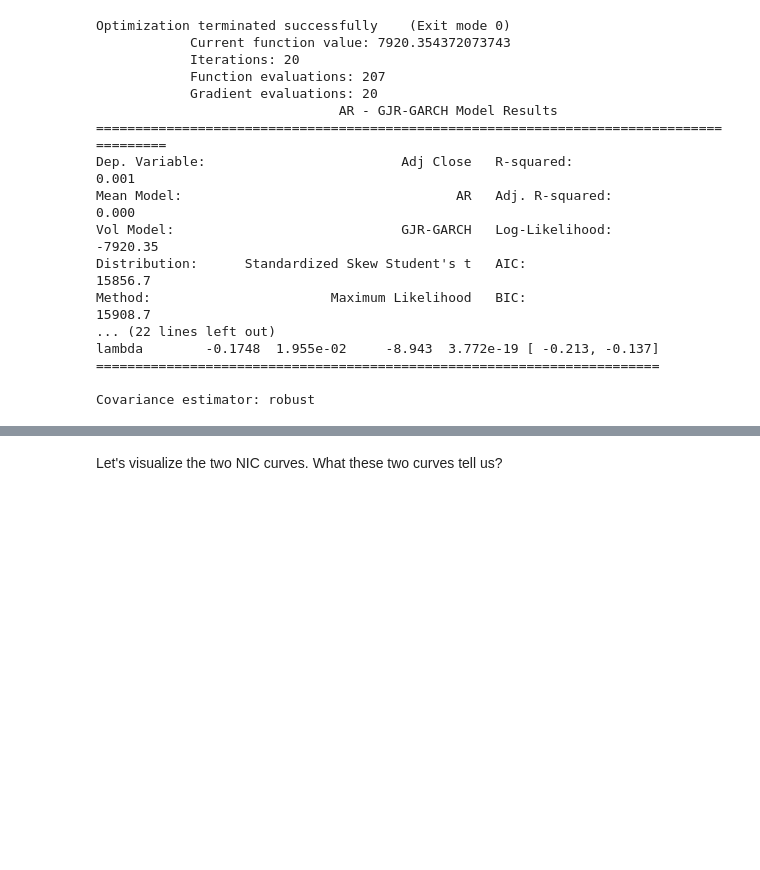
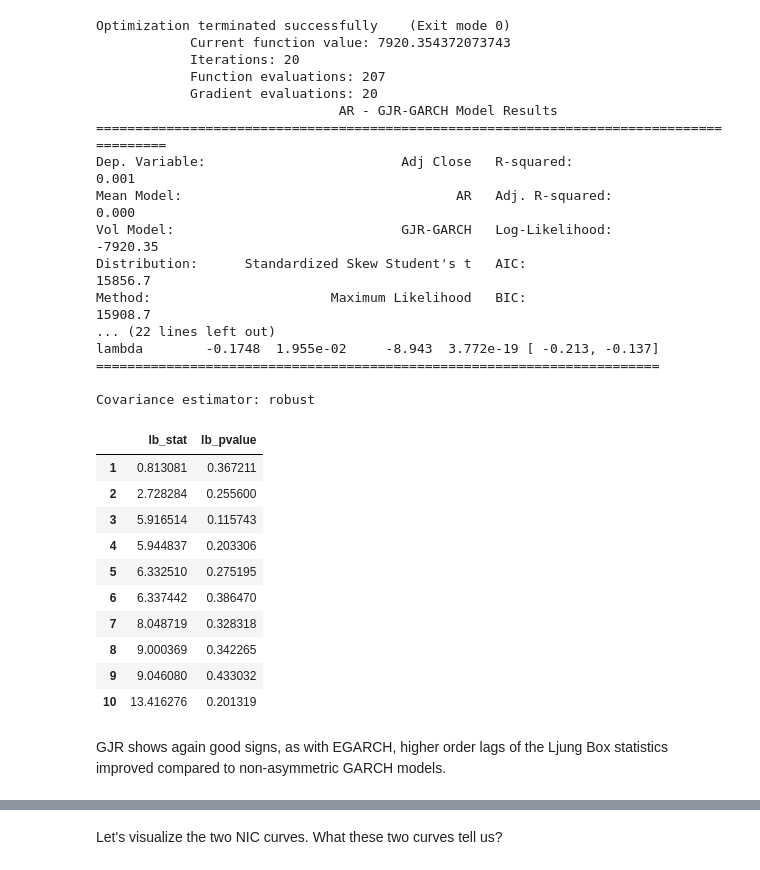
Before and after one commit to tommasograndi/market-vol-forecasting-with-GARCH-models, a Jupyter notebook: notebook.ipynb, the cells around one changed output, grey strips where cells are left out. Drawn from its saved outputs; the diff is of its cells as text; code cells hidden in the pictures; blank space fills up the shorter version.

```diff
--- a/notebook.ipynb
+++ b/notebook.ipynb
@@ -1096,6 +1124,22 @@ lambda        -0.1748  1.955e-02     -8.943  3.772e-19 [ -0.213, -0.137]
 ========================================================================
 
 Covariance estimator: robust
+# %%
+sm.stats.acorr_ljungbox(GJRgarch_skwT_result.std_resid.dropna()**2, lags=None)
+# %% [output]
+|  | lb_stat | lb_pvalue |
+| 1 | 0.813081 | 0.367211 |
+| 2 | 2.728284 | 0.255600 |
+| 3 | 5.916514 | 0.115743 |
+| 4 | 5.944837 | 0.203306 |
+| 5 | 6.332510 | 0.275195 |
+| 6 | 6.337442 | 0.386470 |
+| 7 | 8.048719 | 0.328318 |
+| 8 | 9.000369 | 0.342265 |
+| 9 | 9.046080 | 0.433032 |
+| 10 | 13.416276 | 0.201319 |
+# %% [markdown]
+GJR shows again good signs, as with EGARCH, higher order lags of the Ljung Box statistics improved compared to non-asymmetric GARCH models.
 # %%
 pd.concat([evaluate(garch_result, name='GARCH(1,1)', realized_vol=realized_vol),
            evaluate(garch_T_result, name='GARCH(1,1)_T', realized_vol=realized_vol),
```
Also changed, not shown: parts of 33 cells of this notebook, 8 other files.
